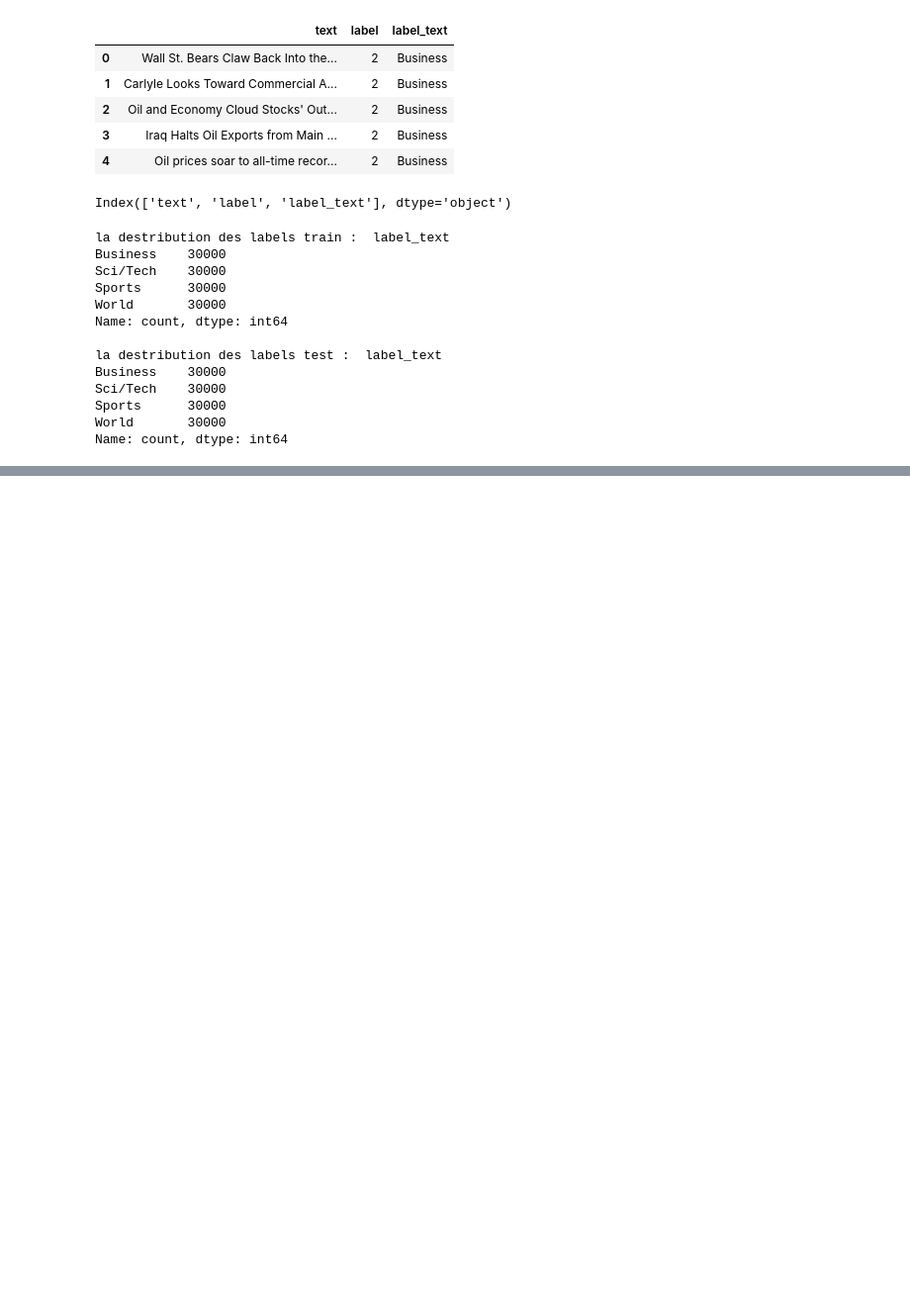
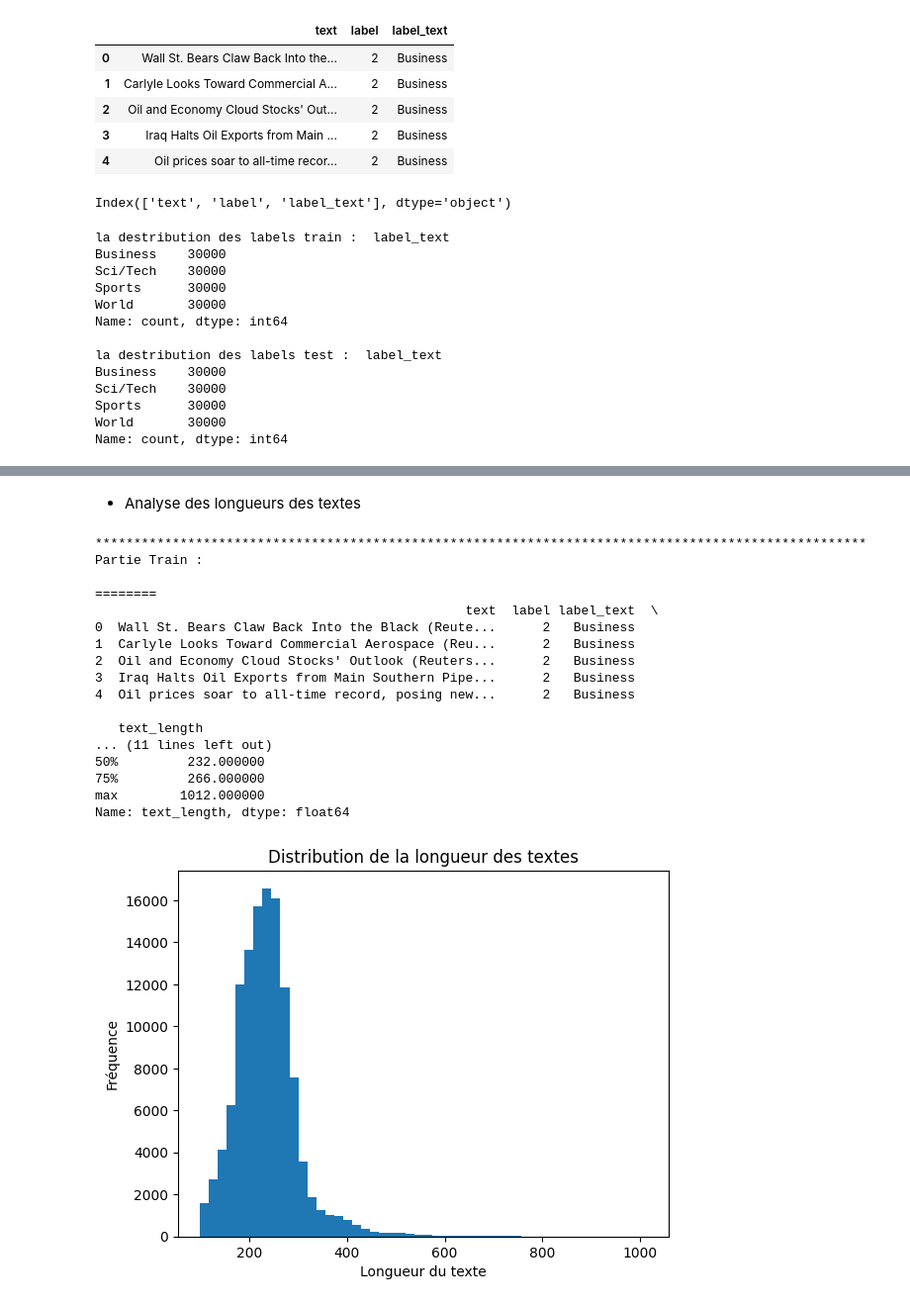
Before and after one commit to bouchramilo/News_Classifier, a Jupyter notebook: notebooks/partie_1.ipynb, the cells around one changed output, grey strips where cells are left out. Shown at 99% size. Saved outputs shown, nothing was run; the diff lists cells and outputs as text; code cells hidden in the pictures; blank space fills up the shorter version.

Commit message:
NC-8 Analyse exploratoire (EDA)

```diff
--- a/notebooks/partie_1.ipynb
+++ b/notebooks/partie_1.ipynb
@@ -45,0 +67,25 @@ Name: count, dtype: int64
+# %% [markdown]
+* Analyse des longueurs des textes
+# %%
+print("****"*25)
+print("Partie Train : \n")
+analyse_len_text(df_train, "text")
+# %% [output]
+****************************************************************************************************
+Partie Train :
+
+========
+                                                text  label label_text  \
+0  Wall St. Bears Claw Back Into the Black (Reute...      2   Business
+1  Carlyle Looks Toward Commercial Aerospace (Reu...      2   Business
+2  Oil and Economy Cloud Stocks' Outlook (Reuters...      2   Business
+3  Iraq Halts Oil Exports from Main Southern Pipe...      2   Business
+4  Oil prices soar to all-time record, posing new...      2   Business
+
+   text_length
+... (11 lines left out)
+50%         232.000000
+75%         266.000000
+max        1012.000000
+Name: text_length, dtype: float64
+[figure, added]
```
Also changed, not shown: parts of 14 cells of this notebook, 1 other file.
